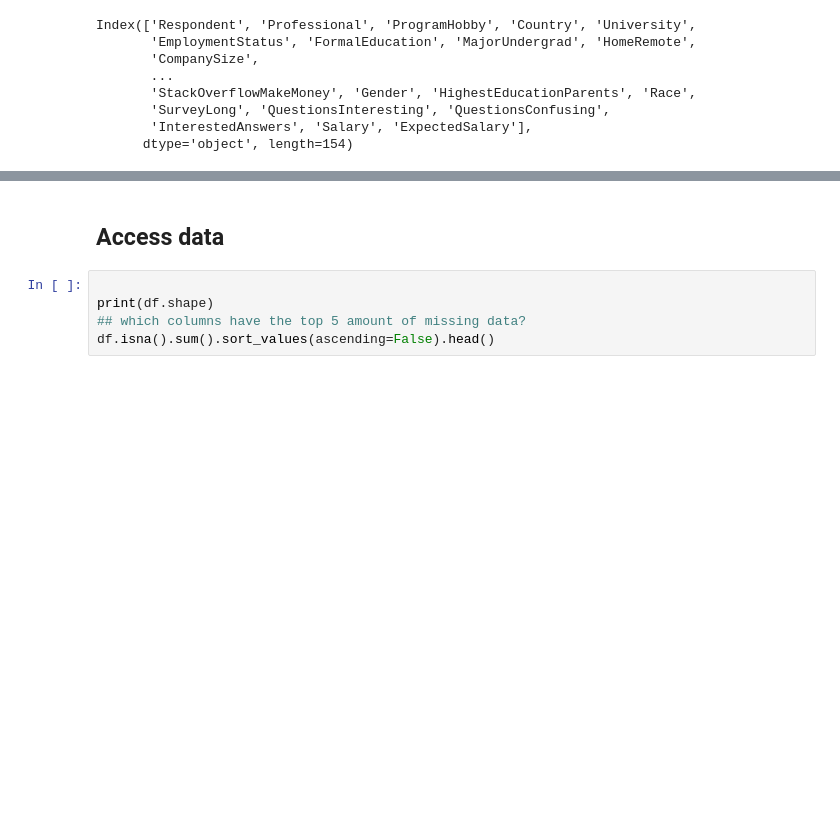
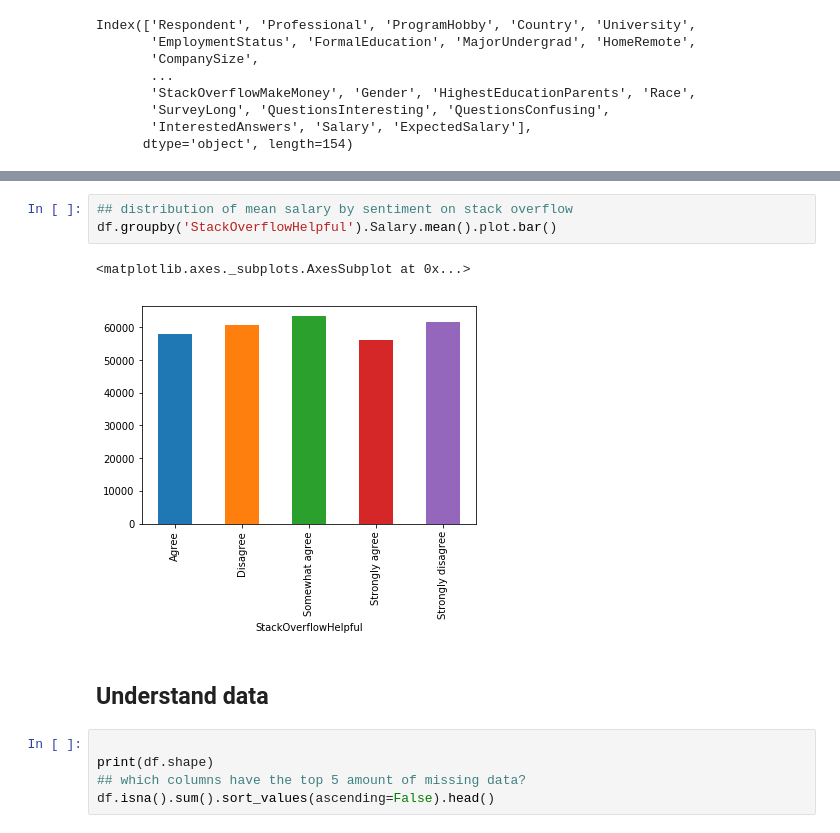
Before and after one commit to 1990huiyuan/stack-overflow-data-analysis, a Jupyter notebook: project1.ipynb, the cells around one changed output, grey strips where cells are left out. Drawn from its saved outputs; the diff is of its cells as text; blank space fills up the shorter version.

```diff
--- a/project1.ipynb
+++ b/project1.ipynb
@@ -47,5 +118,11 @@ Index(['Respondent', 'Professional', 'ProgramHobby', 'Country', 'University',
+# %%
+## distribution of mean salary by sentiment on stack overflow
+df.groupby('StackOverflowHelpful').Salary.mean().plot.bar()
+# %% [output]
+<matplotlib.axes._subplots.AxesSubplot at 0x...>
+[figure, added]
 # %% [markdown]
-## Access data
+## Understand data
 # %%
 
 print(df.shape)
```
Also changed, not shown: parts of 13 cells of this notebook, 1 other file.
